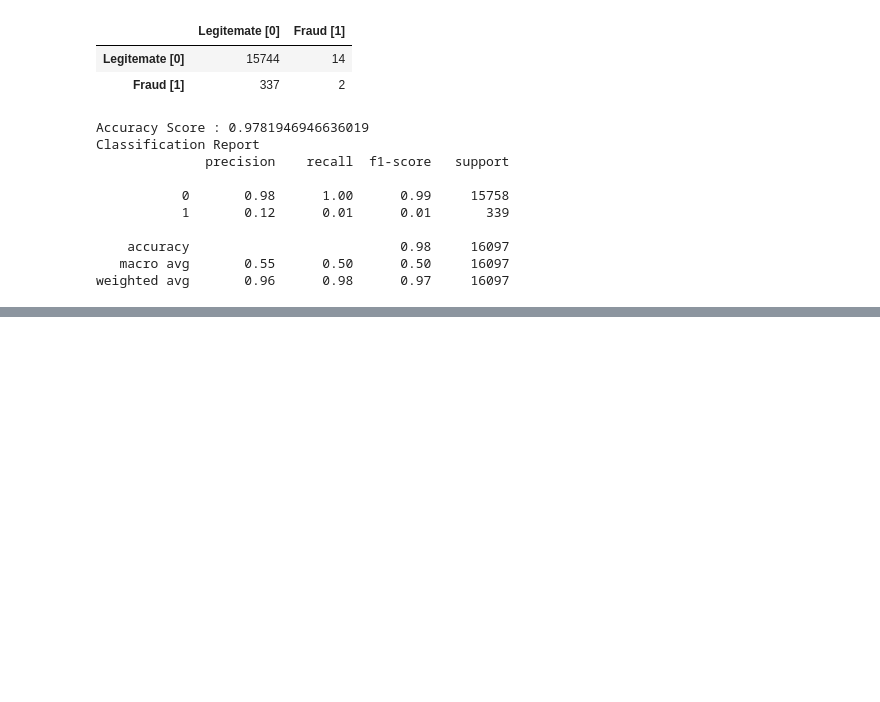
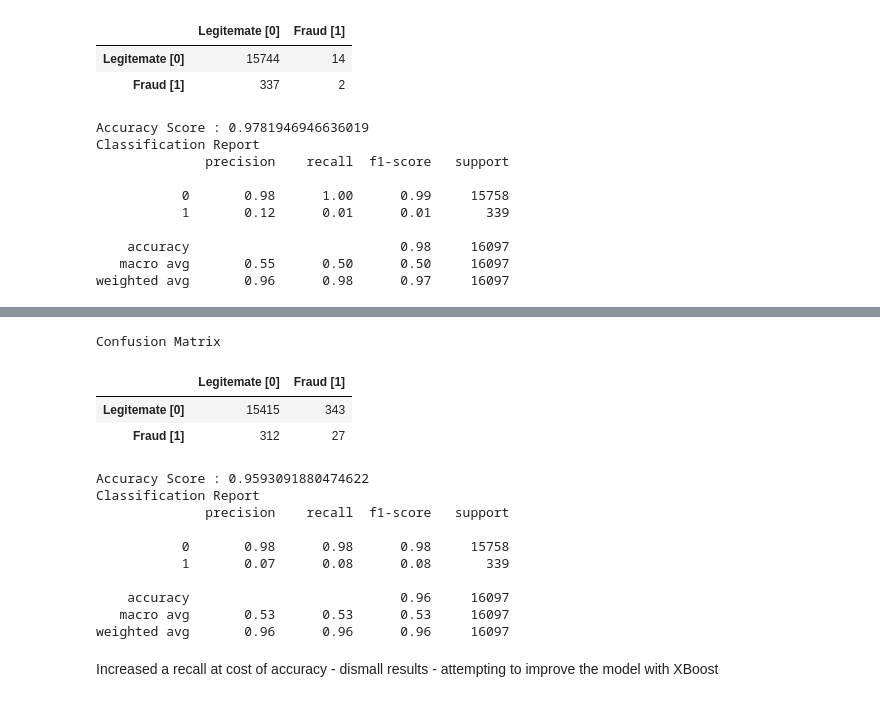
Before and after one commit to jdmandras/Project-4, a Jupyter notebook: SupplyChainVL-FraudPrediction.ipynb, the cells around one changed output, grey strips where cells are left out. Saved outputs shown, nothing was run; the diff lists cells and outputs as text; code cells hidden in the pictures; blank space fills up the shorter version.

```diff
--- a/SupplyChainVL-FraudPrediction.ipynb
+++ b/SupplyChainVL-FraudPrediction.ipynb
@@ -402,0 +447,42 @@ importances_sorted[:10]
+# %%
+# Use class_weight='balanced' for cost-sensitive training
+rf_model = RandomForestClassifier(n_estimators=500, random_state=78, class_weight='balanced')
+rf_model = rf_model.fit(X_train_balanced, y_train_balanced)
+# %%
+# Predict probabilities
+probabilities = rf_model.predict_proba(X_test_scaled)[:, 1]
+# %%
+# Adjust the decision threshold to increase recall
+threshold = 0.3
+predictions = np.where(probabilities > threshold, 1, 0)
+# %%
+# Evaluations
+cm = confusion_matrix(y_test, predictions)
+cm_df = pd.DataFrame(
+    cm, index=["Legitemate [0]", "Fraud [1]"], columns=["Legitemate [0]", "Fraud [1]"]
+)
+acc_score = accuracy_score(y_test, predictions)
+
+# Display results
+print("Confusion Matrix")
+display(cm_df)
+print(f"Accuracy Score : {acc_score}")
+print("Classification Report")
+print(classification_report(y_test, predictions))
+# %% [output]
+Confusion Matrix
+|  | Legitemate [0] | Fraud [1] |
+| Legitemate [0] | 15415 | 343 |
+| Fraud [1] | 312 | 27 |
+Accuracy Score : 0.9593091880474622
+Classification Report
+              precision    recall  f1-score   support
+
+           0       0.98      0.98      0.98     15758
+           1       0.07      0.08      0.08       339
+
+    accuracy                           0.96     16097
+   macro avg       0.53      0.53      0.53     16097
+weighted avg       0.96      0.96      0.96     16097
+# %% [markdown]
+Increased a recall at cost of accuracy - dismall results - attempting to improve the model with XBoost
```
Also changed, not shown: parts of 26 cells of this notebook.
